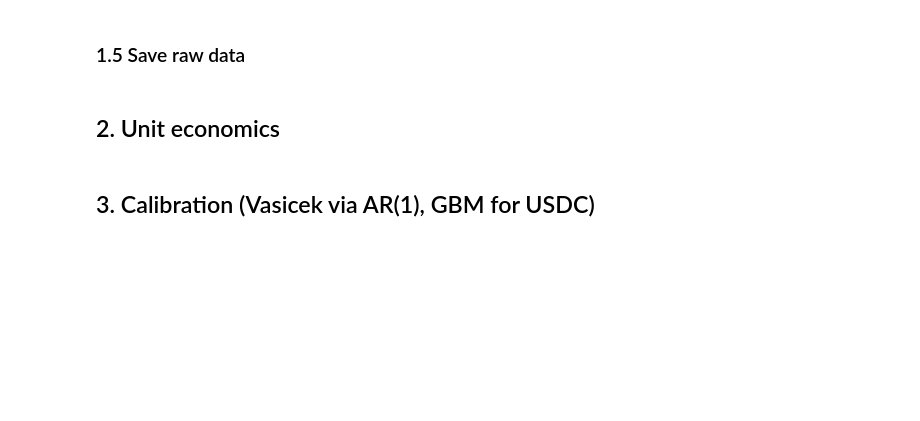
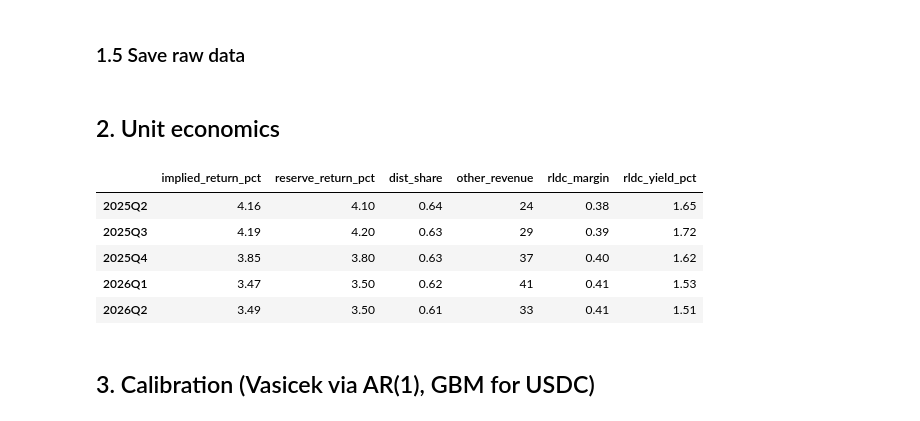
Before and after one commit to ChristopheAbelem/circle-valuation, a Jupyter notebook: notebooks/circle_valuation.ipynb, the cells around one changed output. Saved outputs shown, nothing was run; the diff lists cells and outputs as text; code cells hidden in the pictures; blank space fills up the shorter version.

```diff
--- a/notebooks/circle_valuation.ipynb
+++ b/notebooks/circle_valuation.ipynb
@@ -203,3 +201,18 @@ circle_q.to_csv("../data/circle_quarterly.csv")
+# %%
+uq = circle_q.copy()
+uq["implied_return_pct"] = uq["reserve_income"] * 4 / (uq["avg_usdc_bn"] * 1e3) * 100  # annualised reserve income / avg USDC
+uq["dist_share"] = uq["dist_trans_costs"] / uq["reserve_income"]  # distribution and transaction costs / reserve income
+uq["other_revenue"] = uq["total_revenue"] - uq["reserve_income"]  # revenue that is not reserve income, $ mn
+uq["rldc_margin"] = uq["rldc"] / uq["total_revenue"]
+uq["rldc_yield_pct"] = uq["rldc"] * 4 / (uq["avg_usdc_bn"] * 1e3) * 100  # annualised RLDC per $ of average USDC
+uq[["implied_return_pct", "reserve_return_pct", "dist_share", "other_revenue", "rldc_margin", "rldc_yield_pct"]]
+# %% [output]
+|  | implied_return_pct | reserve_return_pct | dist_share | other_revenue | rldc_margin | rldc_yield_pct |
+| 2025Q2 | 4.16 | 4.10 | 0.64 | 24 | 0.38 | 1.65 |
+| 2025Q3 | 4.19 | 4.20 | 0.63 | 29 | 0.39 | 1.72 |
+| 2025Q4 | 3.85 | 3.80 | 0.63 | 37 | 0.40 | 1.62 |
+| 2026Q1 | 3.47 | 3.50 | 0.62 | 41 | 0.41 | 1.53 |
+| 2026Q2 | 3.49 | 3.50 | 0.61 | 33 | 0.41 | 1.51 |
 # %% [markdown]
 ## 3. Calibration (Vasicek via AR(1), GBM for USDC)
 # %%
```
Also changed, not shown: parts of 4 cells of this notebook.
